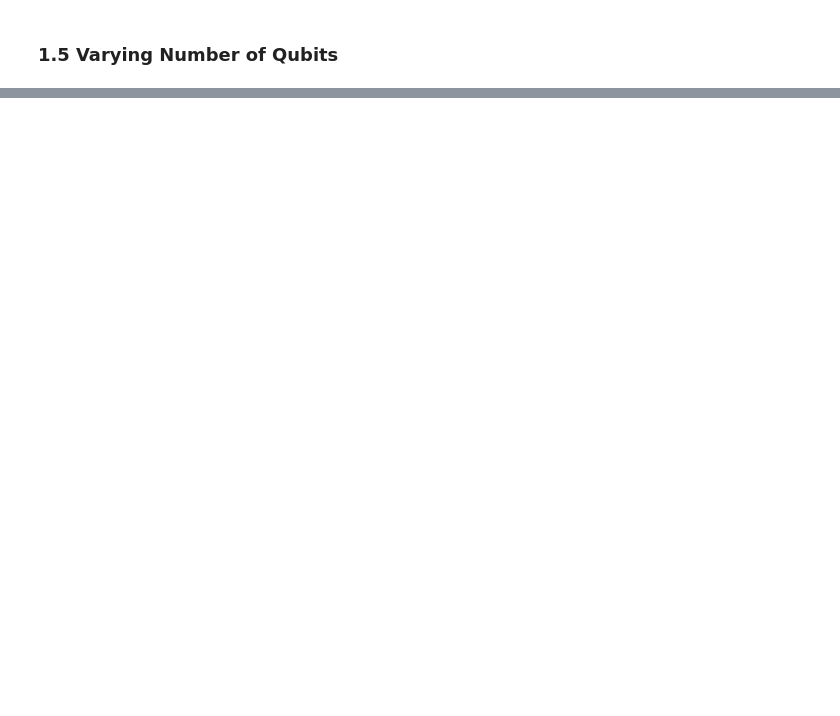
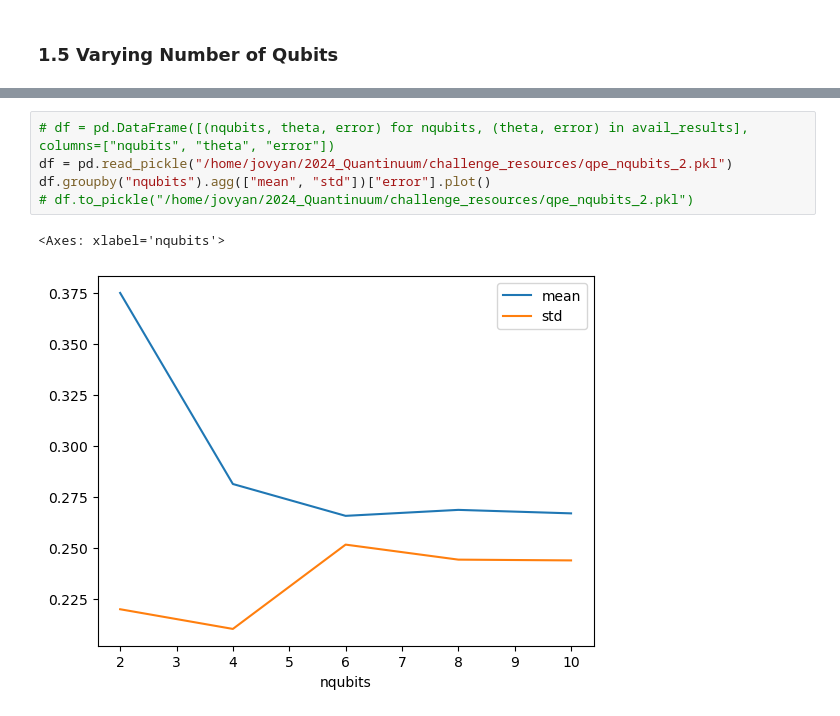
Before and after one commit to emmay78/2024_Quantinuum, a Jupyter notebook: challenge_resources/phase_estimation_experiments.ipynb, the cells around one changed output, grey strips where cells are left out. Cells and saved outputs as stored; diff of their text form; blank space fills up the shorter version.

```diff
--- a/challenge_resources/phase_estimation_experiments.ipynb
+++ b/challenge_resources/phase_estimation_experiments.ipynb
@@ -246,0 +275,8 @@ qpe_qubits_results = qpe_qubits_experiment(n_qubits_list, theta_list)
+# %%
+# df = pd.DataFrame([(nqubits, theta, error) for nqubits, (theta, error) in avail_results], columns=["nqubits", "theta", "error"])
+df = pd.read_pickle("/home/jovyan/2024_Quantinuum/challenge_resources/qpe_nqubits_2.pkl")
+df.groupby("nqubits").agg(["mean", "std"])["error"].plot()
+# df.to_pickle("/home/jovyan/2024_Quantinuum/challenge_resources/qpe_nqubits_2.pkl")
+# %% [output]
+<Axes: xlabel='nqubits'>
+[figure, added]
```
Also changed, not shown: parts of 11 cells of this notebook, 3 other files.
